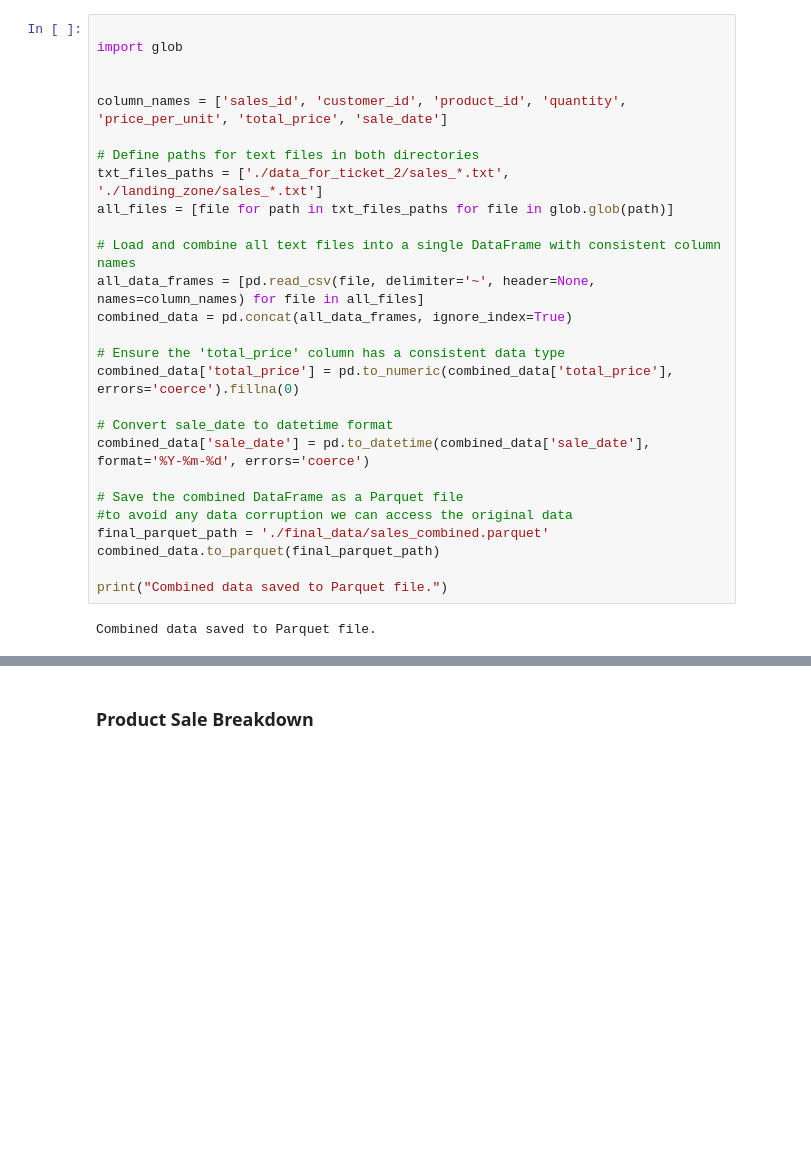
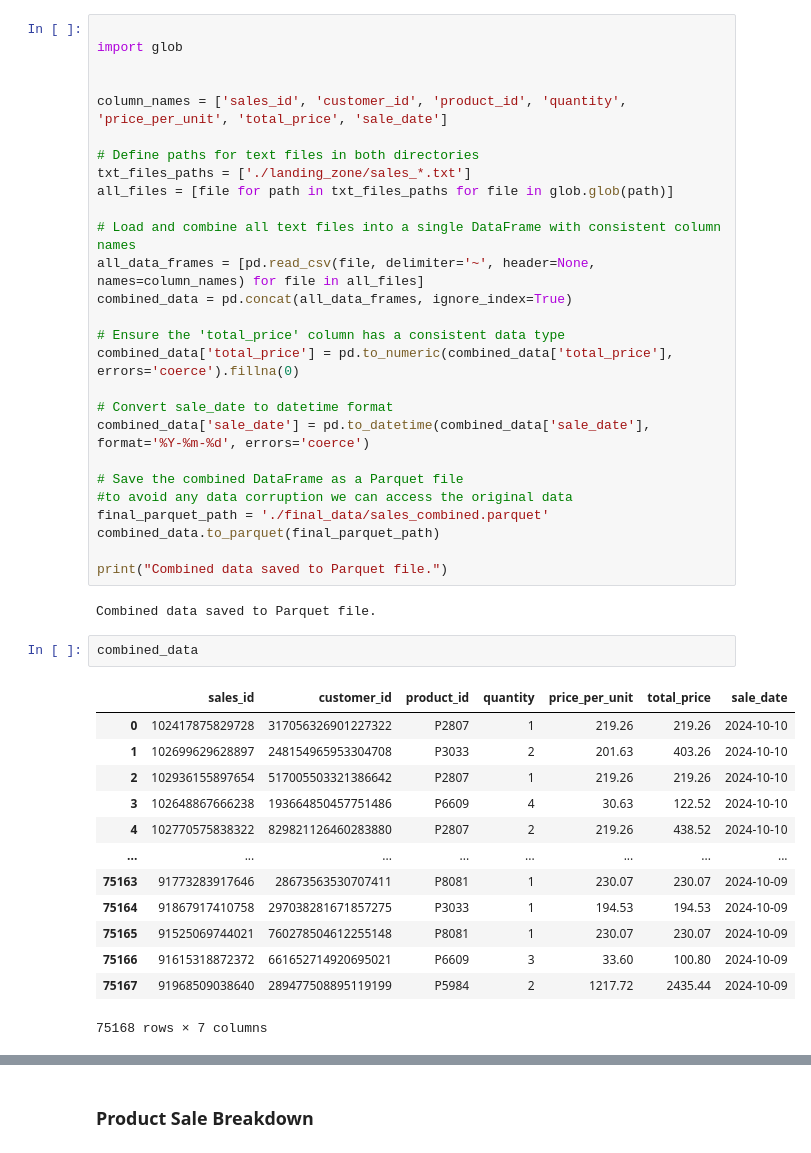
Before and after one commit to ZARAHAMAN/4d-python-assessment, a Jupyter notebook: workbook.ipynb, the cells around one changed output, grey strips where cells are left out. Saved outputs shown, nothing was run; the diff lists cells and outputs as text; blank space fills up the shorter version.

```diff
--- a/workbook.ipynb
+++ b/workbook.ipynb
@@ -137,7 +136,7 @@ import glob
 column_names = ['sales_id', 'customer_id', 'product_id', 'quantity', 'price_per_unit', 'total_price', 'sale_date']
 
 # Define paths for text files in both directories
-txt_files_paths = ['./data_for_ticket_2/sales_*.txt', './landing_zone/sales_*.txt']
+txt_files_paths = ['./landing_zone/sales_*.txt']
 all_files = [file for path in txt_files_paths for file in glob.glob(path)]
 
 # Load and combine all text files into a single DataFrame with consistent column names
@@ -158,6 +157,22 @@ combined_data.to_parquet(final_parquet_path)
 print("Combined data saved to Parquet file.")
 # %% [output]
 Combined data saved to Parquet file.
+# %%
+combined_data
+# %% [output]
+|  | sales_id | customer_id | product_id | quantity | price_per_unit | total_price | sale_date |
+| 0 | 102417875829728 | 317056326901227322 | P2807 | 1 | 219.26 | 219.26 | 2024-10-10 |
+| 1 | 102699629628897 | 248154965953304708 | P3033 | 2 | 201.63 | 403.26 | 2024-10-10 |
+| 2 | 102936155897654 | 517005503321386642 | P2807 | 1 | 219.26 | 219.26 | 2024-10-10 |
+| 3 | 102648867666238 | 193664850457751486 | P6609 | 4 | 30.63 | 122.52 | 2024-10-10 |
+| 4 | 102770575838322 | 829821126460283880 | P2807 | 2 | 219.26 | 438.52 | 2024-10-10 |
+| ... | ... | ... | ... | ... | ... | ... | ... |
+| 75163 | 91773283917646 | 28673563530707411 | P8081 | 1 | 230.07 | 230.07 | 2024-10-09 |
+| 75164 | 91867917410758 | 297038281671857275 | P3033 | 1 | 194.53 | 194.53 | 2024-10-09 |
+| 75165 | 91525069744021 | 760278504612255148 | P8081 | 1 | 230.07 | 230.07 | 2024-10-09 |
+| 75166 | 91615318872372 | 661652714920695021 | P6609 | 3 | 33.60 | 100.80 | 2024-10-09 |
+| 75167 | 91968509038640 | 289477508895119199 | P5984 | 2 | 1217.72 | 2435.44 | 2024-10-09 |
+75168 rows × 7 columns
 # %%
 # Sales By Members
 customers = pd.read_parquet('./final_data/customer.parquet')
```
Also changed, not shown: parts of 13 cells of this notebook, 11 other files.
